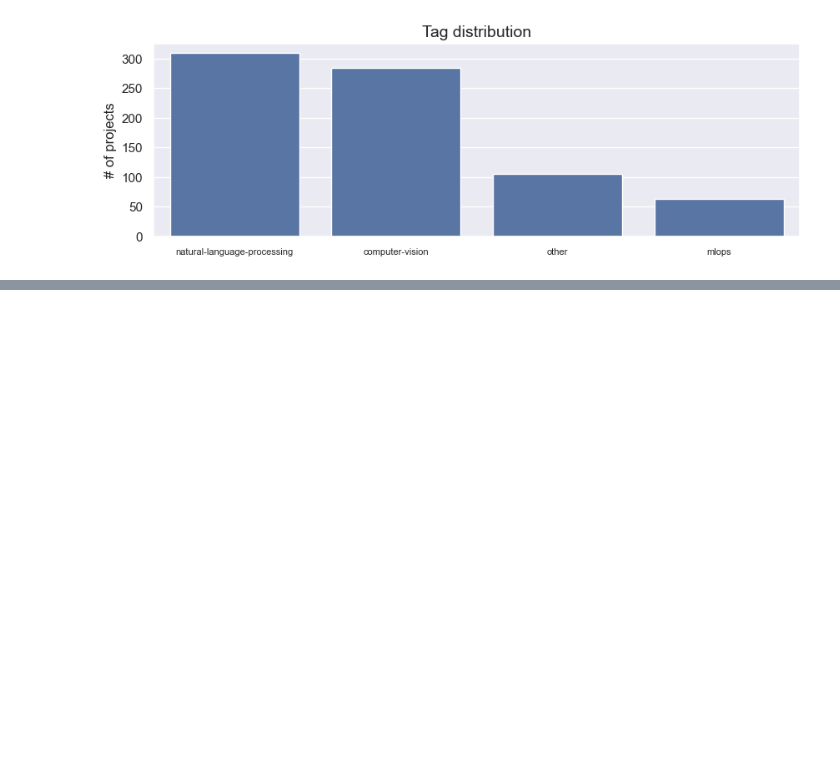
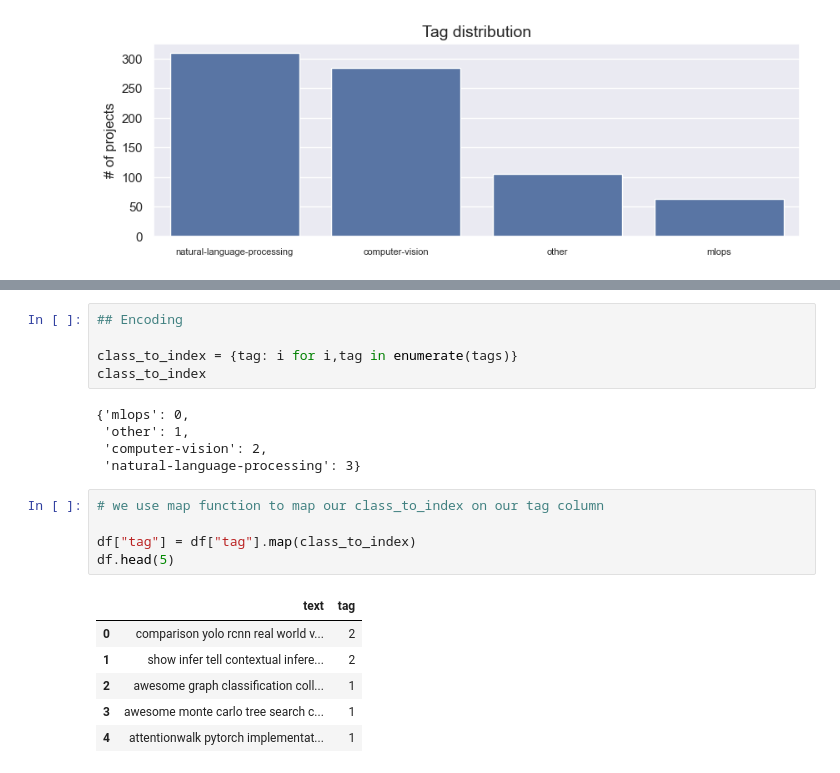
Before and after one commit to sreedeepEK/sortify, a Jupyter notebook: file.ipynb, the cells around one changed output, grey strips where cells are left out. Cells and saved outputs as stored; diff of their text form; blank space fills up the shorter version.

```diff
--- a/file.ipynb
+++ b/file.ipynb
@@ -111,0 +198,22 @@ plt.imshow(cloud)
+# %%
+## Encoding
+
+class_to_index = {tag: i for i,tag in enumerate(tags)}
+class_to_index
+# %% [output]
+{'mlops': 0,
+ 'other': 1,
+ 'computer-vision': 2,
+ 'natural-language-processing': 3}
+# %%
+# we use map function to map our class_to_index on our tag column
+
+df["tag"] = df["tag"].map(class_to_index)
+df.head(5)
+# %% [output]
+|  | text | tag |
+| 0 | comparison yolo rcnn real world v... | 2 |
+| 1 | show infer tell contextual infere... | 2 |
+| 2 | awesome graph classification coll... | 1 |
+| 3 | awesome monte carlo tree search c... | 1 |
+| 4 | attentionwalk pytorch implementat... | 1 |
```
Also changed, not shown: parts of 15 cells of this notebook.
